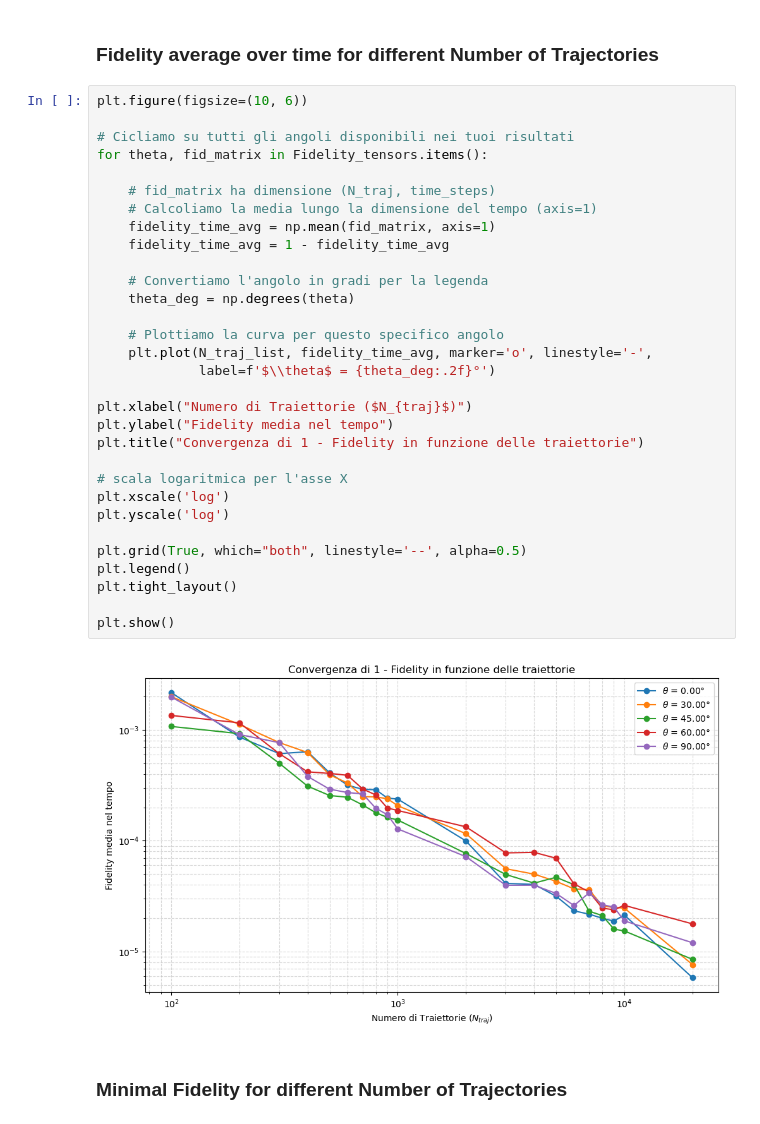
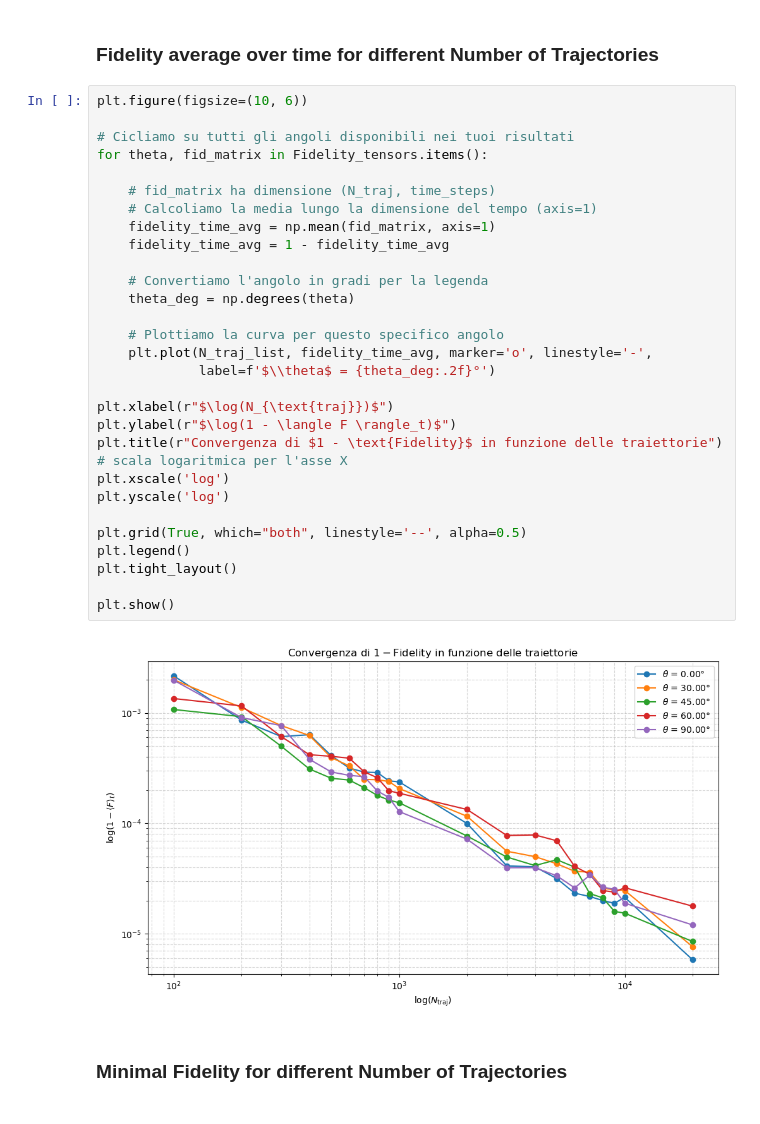
Before and after one commit to francescociavarella/Collisional-Methods, a Jupyter notebook: Codes/Fidelity_and_Trace_Distance_Analysis.ipynb, the cells around one changed output. Drawn from its saved outputs; the diff is of its cells as text.

```diff
--- a/Codes/Fidelity_and_Trace_Distance_Analysis.ipynb
+++ b/Codes/Fidelity_and_Trace_Distance_Analysis.ipynb
@@ -335,36 +341,35 @@ Theta   : ['0.000°', '30.000°', '45.000°', '60.000°', '90.000°']
 # %%
 plt.figure(figsize=(10, 6))
 
 # Cicliamo su tutti gli angoli disponibili nei tuoi risultati
 for theta, fid_matrix in Fidelity_tensors.items():
 
     # fid_matrix ha dimensione (N_traj, time_steps)
     # Calcoliamo la media lungo la dimensione del tempo (axis=1)
     fidelity_time_avg = np.mean(fid_matrix, axis=1)
     fidelity_time_avg = 1 - fidelity_time_avg
 
     # Convertiamo l'angolo in gradi per la legenda
     theta_deg = np.degrees(theta)
 
     # Plottiamo la curva per questo specifico angolo
     plt.plot(N_traj_list, fidelity_time_avg, marker='o', linestyle='-',
              label=f'$\\theta$ = {theta_deg:.2f}°')
 
-plt.xlabel("Numero di Traiettorie ($N_{traj}$)")
-plt.ylabel("Fidelity media nel tempo")
-plt.title("Convergenza di 1 - Fidelity in funzione delle traiettorie")
-
+plt.xlabel(r"$\log(N_{\text{traj}})$")
+plt.ylabel(r"$\log(1 - \langle F \rangle_t)$")
+plt.title(r"Convergenza di $1 - \text{Fidelity}$ in funzione delle traiettorie")
 # scala logaritmica per l'asse X
 plt.xscale('log')
 plt.yscale('log')
 
 plt.grid(True, which="both", linestyle='--', alpha=0.5)
 plt.legend()
 plt.tight_layout()
 
 plt.show()
 # %% [output]
-[figure, old version]
+[figure, new version]
 # %% [markdown]
 ### Minimal Fidelity for different Number of Trajectories
 # %%
```
Also changed, not shown: parts of 7 cells of this notebook, 5 other files.
